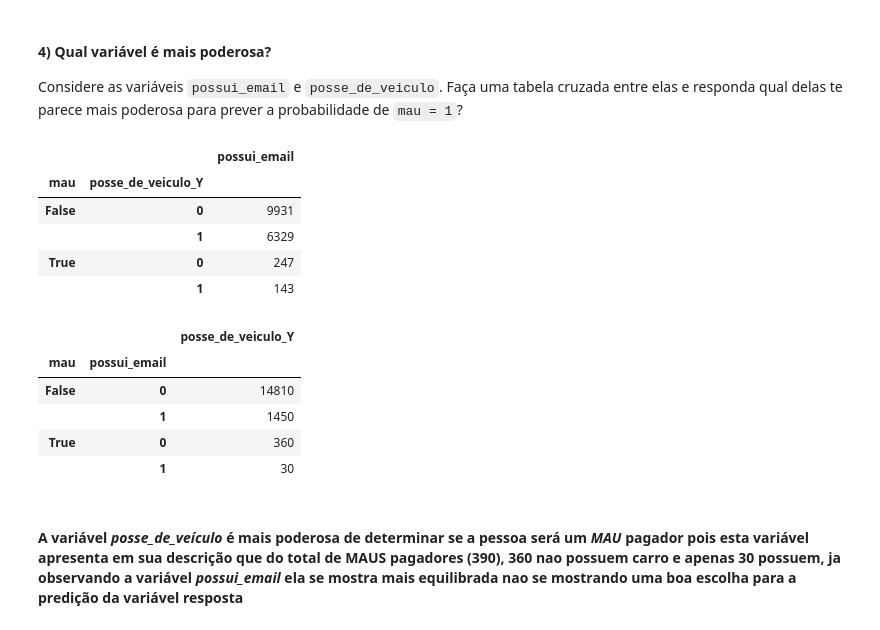
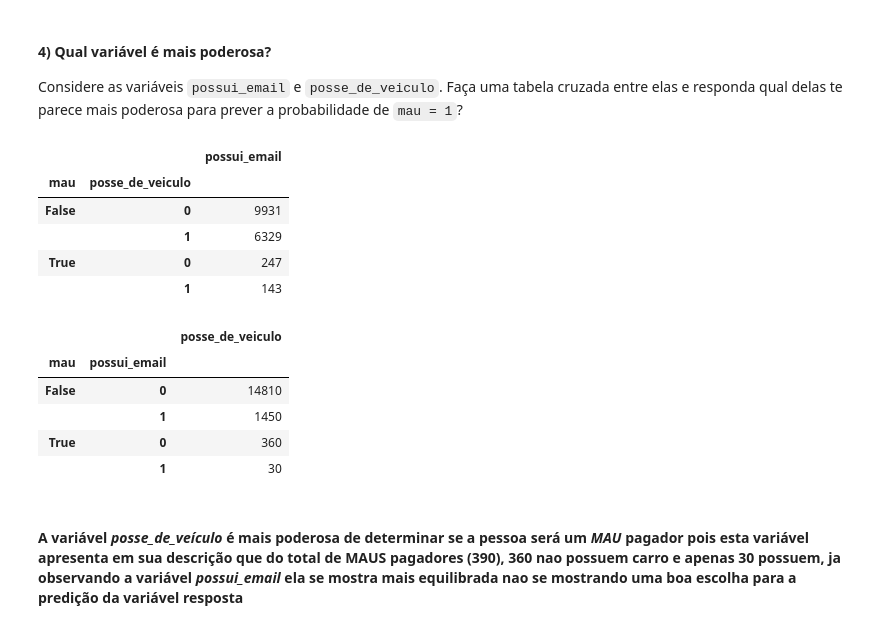
Before and after one commit to MarioECNacimento/ebac_analista_dados, a Jupyter notebook: Pratica_Mod7_EX01.ipynb, the cells around one changed output. Saved outputs shown, nothing was run; the diff lists cells and outputs as text; code cells hidden in the pictures.

````diff
--- a/Pratica_Mod7_EX01.ipynb
+++ b/Pratica_Mod7_EX01.ipynb
@@ -129,6 +129,6 @@ print(lista_qtd_cat)
       dtype=object)]
 [2, 2, 2, 5, 5, 5, 6]
 # %%
-pd.get_dummies(df, columns=['sexo','posse_de_veiculo', 'posse_de_imovel', 'tipo_renda', 'educacao',
-                                 'estado_civil', 'tipo_residencia'])
+df = pd.get_dummies(df, columns= ['tipo_renda', 'educacao', 'estado_civil', 'tipo_residencia'], drop_first = True)
+df.head()
 # %% [output]
@@ -148,6 +142,2 @@ pd.get_dummies(df, columns=['sexo','posse_de_veiculo', 'posse_de_imovel', 'tipo_
 # %% [markdown]
 #### 3) Crie variáveis dummy para as variáveis necessárias (i.e. aquelas que são qualitativas e não estão armazenadas como {0, 1} ou {True, False}. Crie um *dataframe* apenas com as variáveis apropriadas para entrada no scikitlearn - elimine as variáveis tipo *str*, mantendo apenas suas versões *dummy*.
-# %%
-df = pd.get_dummies(df, columns=['sexo','posse_de_veiculo', 'posse_de_imovel', 'tipo_renda', 'educacao',
-                                 'estado_civil', 'tipo_residencia'])
-df.info()
@@ -171,0 +144,5 @@ memory usage: 1.5 MB
+# %%
+df.sexo = df.sexo.map({'F':1, 'M':0})
+df.posse_de_veiculo = df.posse_de_veiculo.map({'Y':1, 'N':0})
+df.posse_de_imovel = df.posse_de_imovel.map({'Y':1, 'N':0})
+df.head()
@@ -174,18 +184,18 @@ memory usage: 1.5 MB
 
 Considere as variáveis ```possui_email``` e ```posse_de_veiculo```. Faça uma tabela cruzada entre elas e responda qual delas te parece mais poderosa para prever a probabilidade de ```mau = 1```?
 # %%
-df[['possui_email', 'posse_de_veiculo_Y', 'mau']].groupby(['mau','posse_de_veiculo_Y']).count()
+df[['possui_email', 'posse_de_veiculo', 'mau']].groupby(['mau','posse_de_veiculo']).count()
 # %% [output]
 |  |  | possui_email |
-| mau | posse_de_veiculo_Y |  |
+| mau | posse_de_veiculo |  |
 | False | 0 | 9931 |
 |  | 1 | 6329 |
 | True | 0 | 247 |
 |  | 1 | 143 |
 # %%
-df[['possui_email', 'posse_de_veiculo_Y', 'mau']].groupby(['mau','possui_email']).count()
+df[['possui_email', 'posse_de_veiculo', 'mau']].groupby(['mau','possui_email']).count()
 # %% [output]
-|  |  | posse_de_veiculo_Y |
+|  |  | posse_de_veiculo |
 | mau | possui_email |  |
 | False | 0 | 14810 |
 |  | 1 | 1450 |
````
Also changed, not shown: parts of 4 cells of this notebook.
